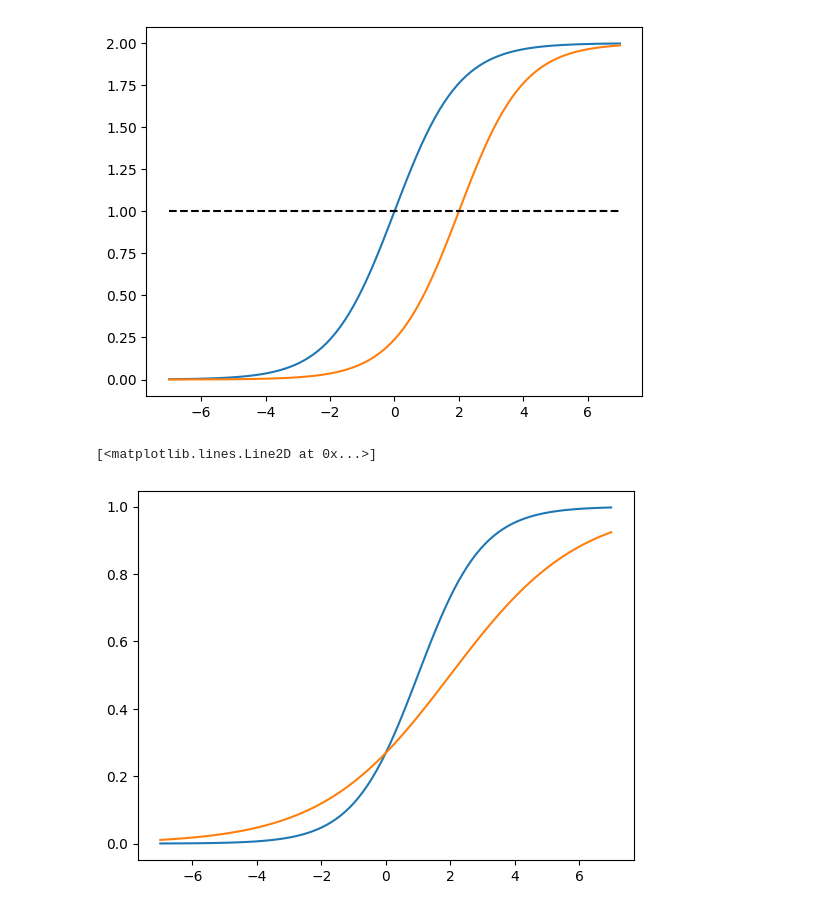
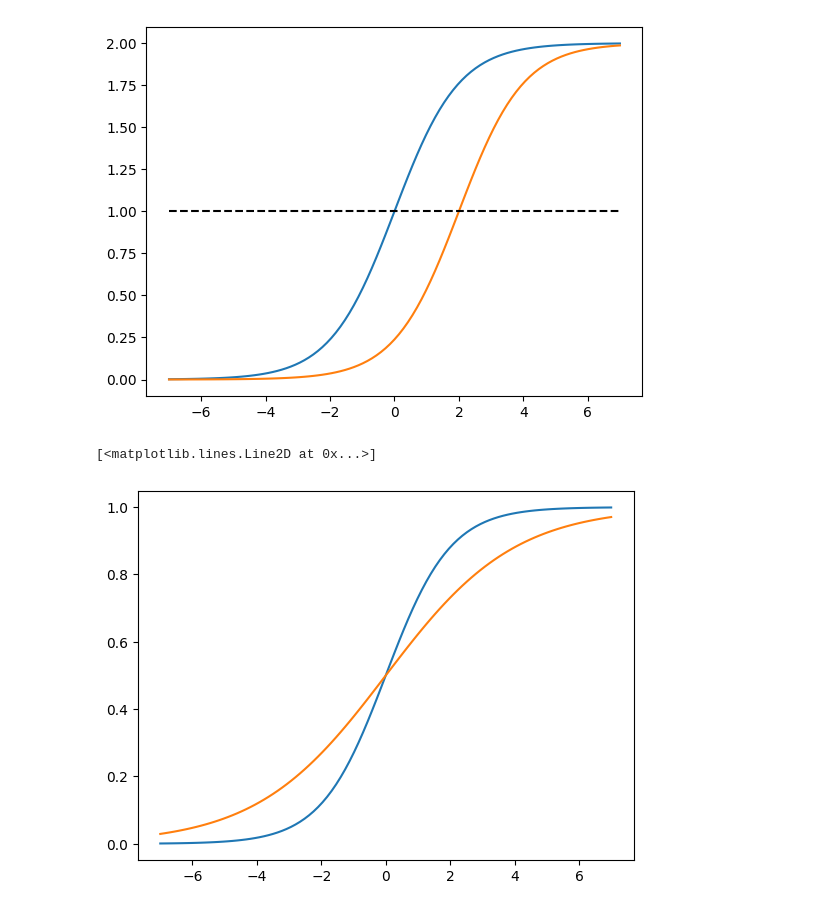
Before and after one commit to DesignToolInvestor/ManetSim, a Jupyter notebook: 2dDist/HandTest/map.ipynb, the cells around one changed output. Cells and saved outputs as stored; diff of their text form; code cells hidden in the pictures.

```diff
--- a/2dDist/HandTest/map.ipynb
+++ b/2dDist/HandTest/map.ipynb
@@ -43,17 +43,17 @@ plot.plot((-7,7), (1,1), '--', c="Black")
 [<matplotlib.lines.Line2D at 0x...>]
 [figure]
 # %%
-map1 = LogRatio(x,z, (0,1),1,1)
+map1 = LogRatio(x,z, (0,1),0,1)
 invF1 = lambdify(z, map1.InvExp(), "math")
 
-map2 = LogRatio(x,z, (0,1),1,2)
+map2 = LogRatio(x,z, (0,1),0,2)
 invF2 = lambdify(z, map2.InvExp(), "math")
 
 x1L = [invF1(z) for z in zL]
 x2L = [invF2(z) for z in zL]
 
 plot.plot(zL,x1L)
 plot.plot(zL,x2L)
 # %% [output]
 [<matplotlib.lines.Line2D at 0x...>]
-[figure, old version]
+[figure, new version]
```
